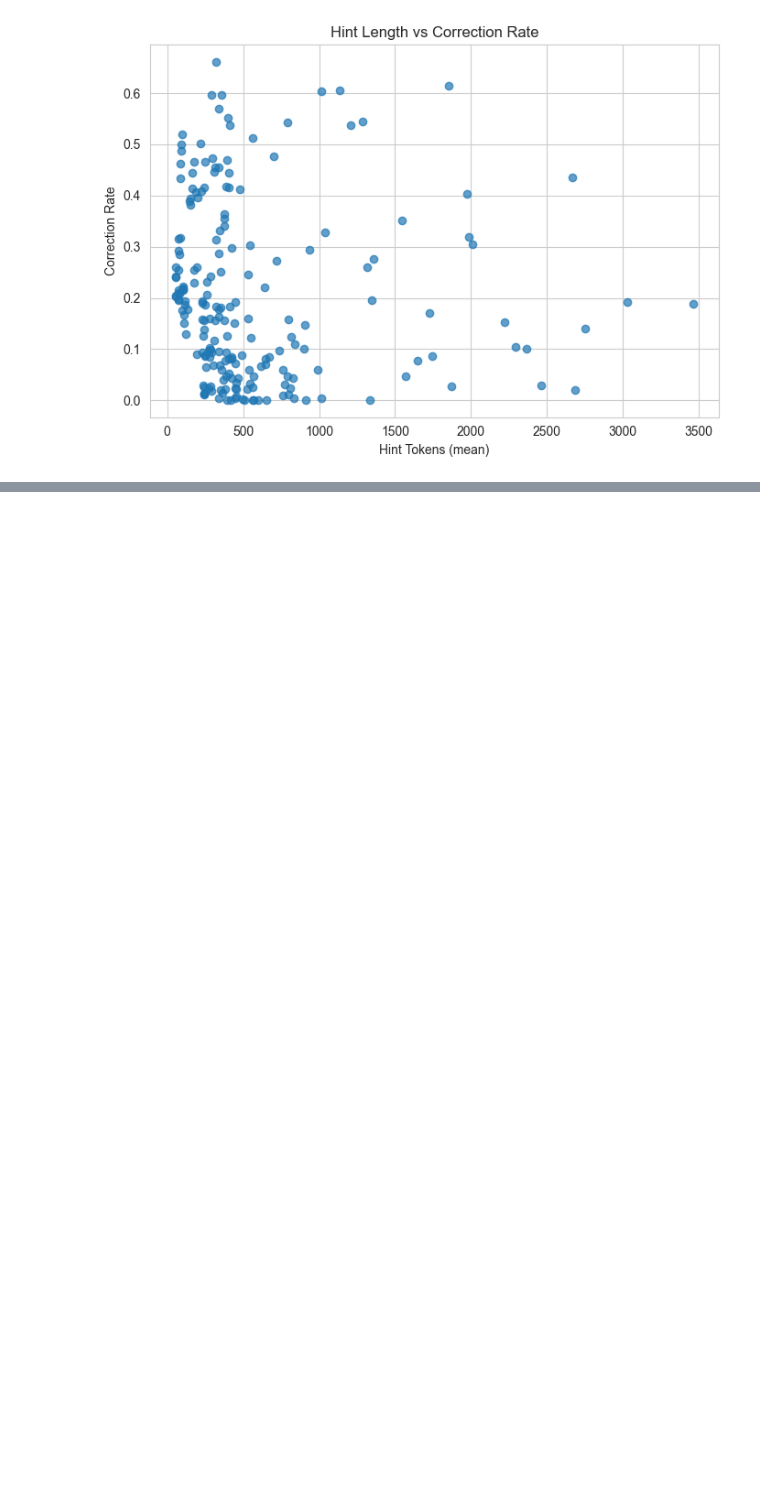
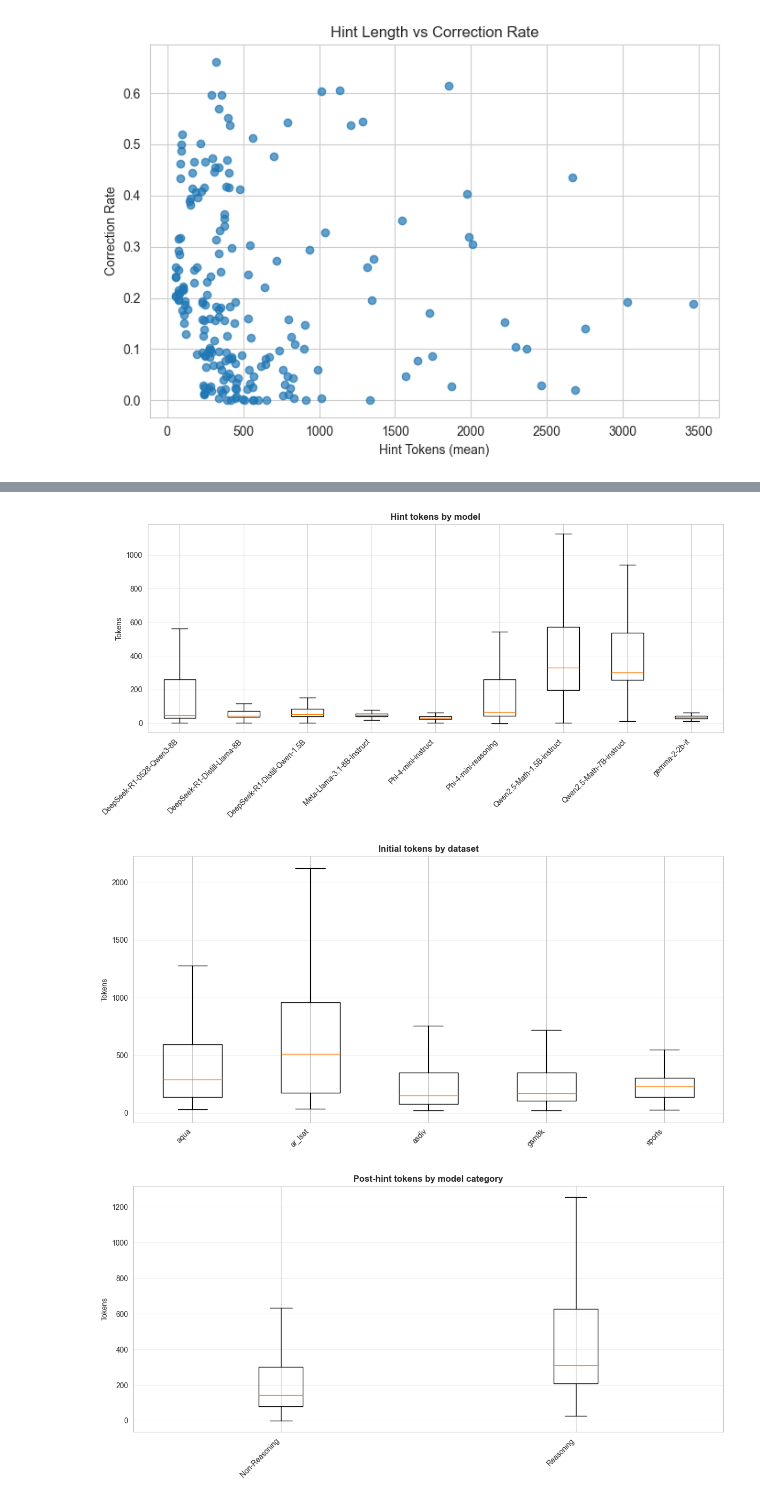
Before and after one commit to anbauoq/llm-self-refinement-eval-2.0, a Jupyter notebook: evaluation/evaluation.ipynb, the cells around one changed output, grey strips where cells are left out. Saved outputs shown, nothing was run; the diff lists cells and outputs as text; code cells hidden in the pictures; blank space fills up the shorter version.

```diff
--- a/evaluation/evaluation.ipynb
+++ b/evaluation/evaluation.ipynb
@@ -387,0 +251,9 @@ plt.show()
+# %%
+plot_tokens_boxplot(per_question_tokens, "hint_tokens", "model", title="Hint tokens by model")
+plot_tokens_boxplot(per_question_tokens, "initial_inference_tokens", "dataset", title="Initial tokens by dataset")
+plot_tokens_boxplot(per_question_tokens, "post_hint_inference_tokens", "model_category",
+                    title="Post-hint tokens by model category", sort="median")
+# %% [output]
+[figure, added]
+[figure, added]
+[figure, added]
```
Also changed, not shown: parts of 27 cells of this notebook, 6 other files.
